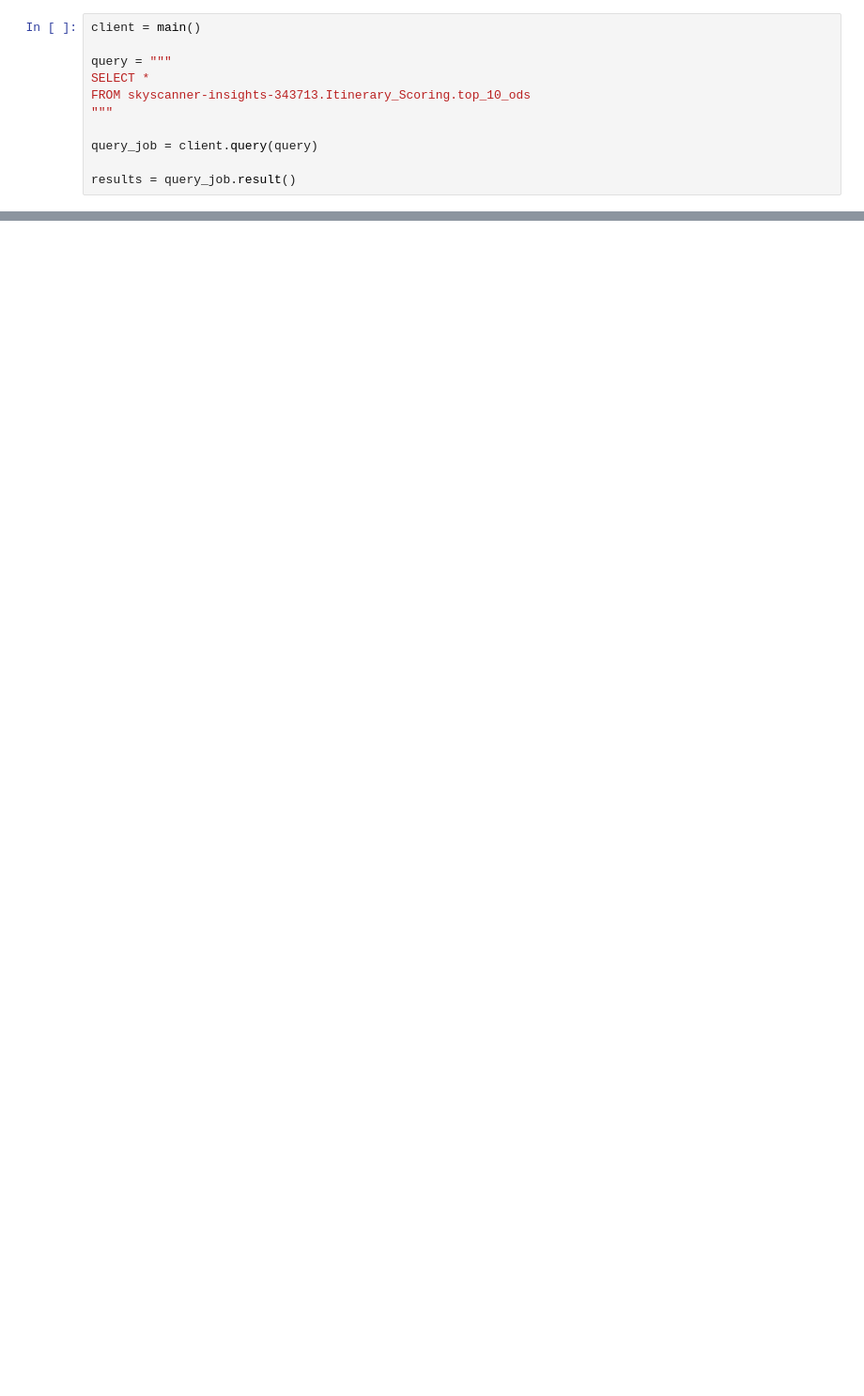
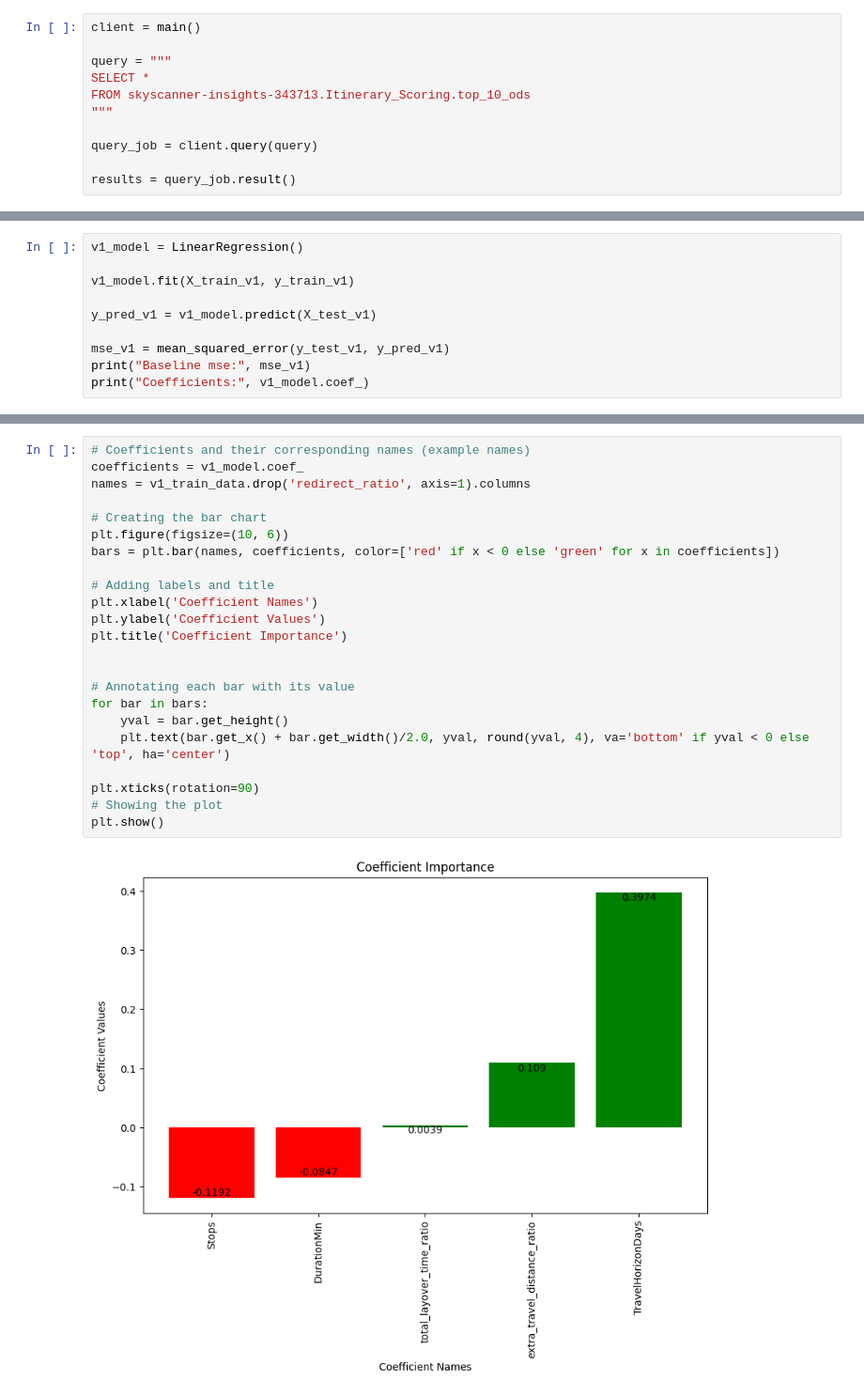
Before and after one commit to LaGenace/OptiFlyAi, a Jupyter notebook: Notebooks/ant_felix_data.ipynb, the cells around one changed output, grey strips where cells are left out. Shown at 94% size. Drawn from its saved outputs; the diff is of its cells as text; blank space fills up the shorter version.

```diff
--- a/Notebooks/ant_felix_data.ipynb
+++ b/Notebooks/ant_felix_data.ipynb
@@ -137,0 +221,10 @@ calculate_distance_difference(data_with_layover, as_ratio=True)
+# %%
+v1_model = LinearRegression()
+
+v1_model.fit(X_train_v1, y_train_v1)
+
+y_pred_v1 = v1_model.predict(X_test_v1)
+
+mse_v1 = mean_squared_error(y_test_v1, y_pred_v1)
+print("Baseline mse:", mse_v1)
+print("Coefficients:", v1_model.coef_)
@@ -137,0 +234,25 @@ calculate_distance_difference(data_with_layover, as_ratio=True)
+# %%
+# Coefficients and their corresponding names (example names)
+coefficients = v1_model.coef_
+names = v1_train_data.drop('redirect_ratio', axis=1).columns
+
+# Creating the bar chart
+plt.figure(figsize=(10, 6))
+bars = plt.bar(names, coefficients, color=['red' if x < 0 else 'green' for x in coefficients])
+
+# Adding labels and title
+plt.xlabel('Coefficient Names')
+plt.ylabel('Coefficient Values')
+plt.title('Coefficient Importance')
+
+
+# Annotating each bar with its value
+for bar in bars:
+    yval = bar.get_height()
+    plt.text(bar.get_x() + bar.get_width()/2.0, yval, round(yval, 4), va='bottom' if yval < 0 else 'top', ha='center')
+
+plt.xticks(rotation=90)
+# Showing the plot
+plt.show()
+# %% [output]
+[figure, added]
```
Also changed, not shown: parts of 65 cells of this notebook, 1 other file.
